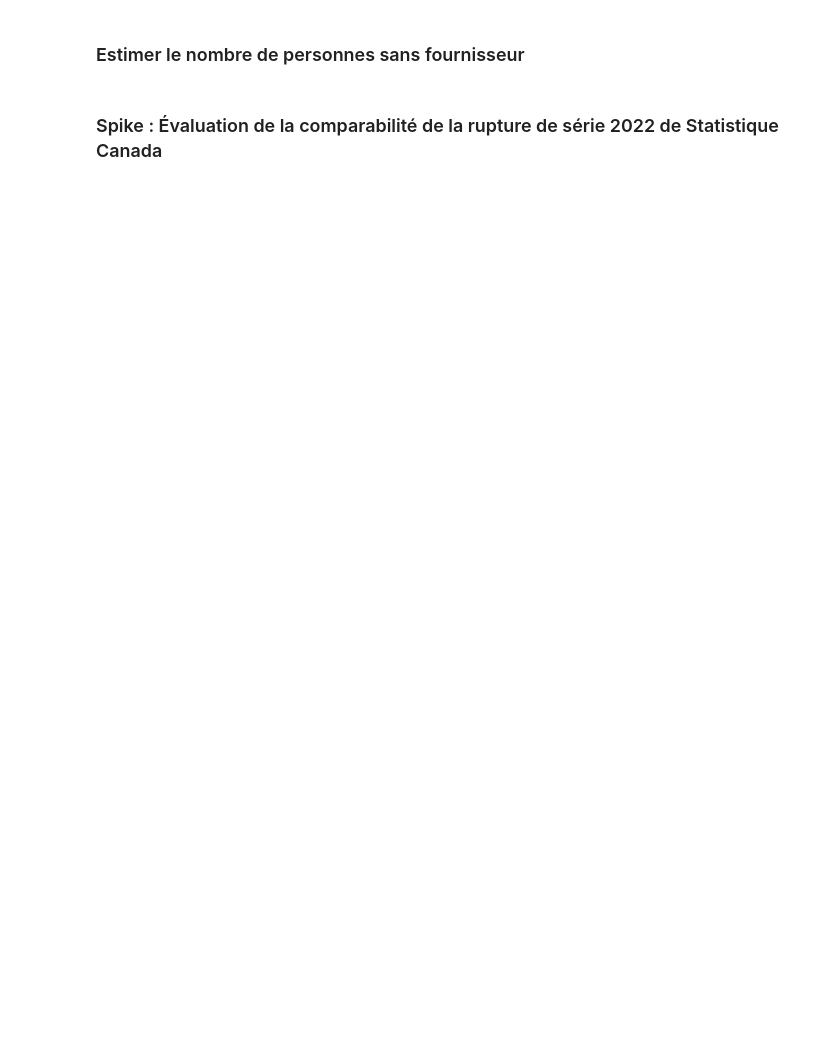
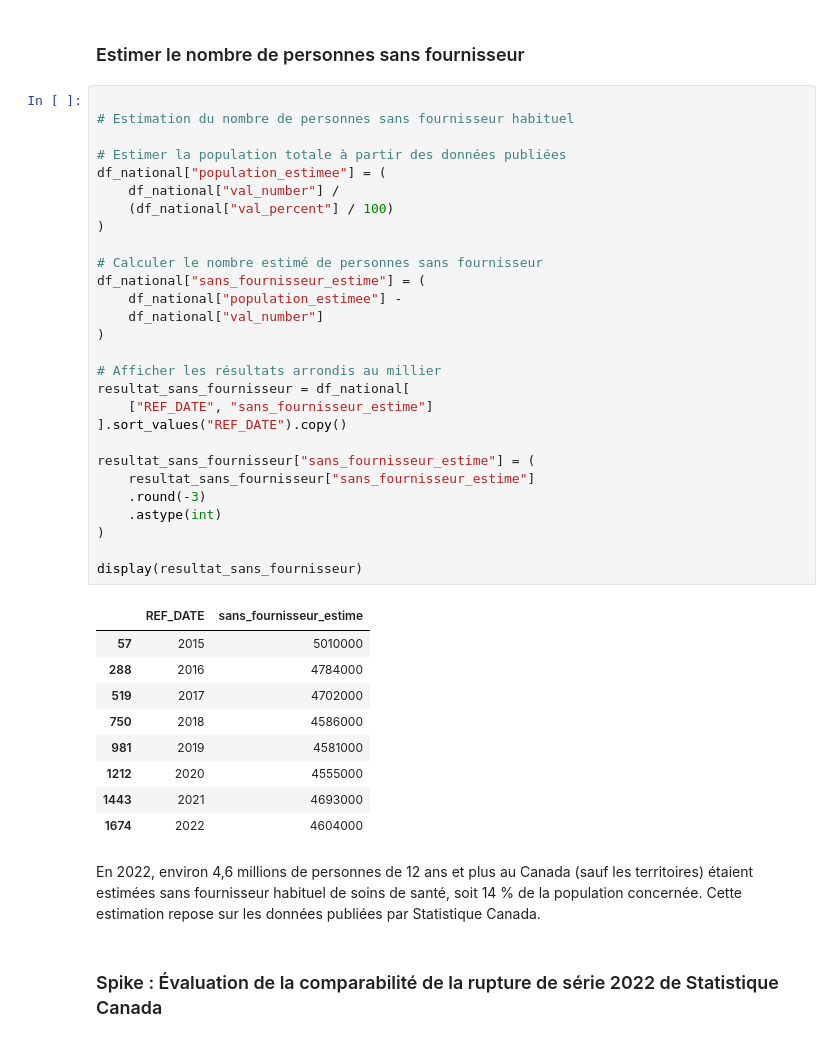
Before and after one commit to abdn-fz/canada-healthcare-access-analysis, a Jupyter notebook: notebooks/eda_healthcare_access.ipynb, the cells around one changed output. Saved outputs shown, nothing was run; the diff lists cells and outputs as text; blank space fills up the shorter version.

```diff
--- a/notebooks/eda_healthcare_access.ipynb
+++ b/notebooks/eda_healthcare_access.ipynb
@@ -624,4 +703,44 @@ df_analytic.to_csv('../data/table_analytique_nettoyee.csv', index=False, encodin
 # %% [markdown]
 ### Estimer le nombre de personnes sans fournisseur
+# %%
+
+# Estimation du nombre de personnes sans fournisseur habituel
+
+# Estimer la population totale à partir des données publiées
+df_national["population_estimee"] = (
+    df_national["val_number"] /
+    (df_national["val_percent"] / 100)
+)
+
+# Calculer le nombre estimé de personnes sans fournisseur
+df_national["sans_fournisseur_estime"] = (
+    df_national["population_estimee"] -
+    df_national["val_number"]
+)
+
+# Afficher les résultats arrondis au millier
+resultat_sans_fournisseur = df_national[
+    ["REF_DATE", "sans_fournisseur_estime"]
+].sort_values("REF_DATE").copy()
+
+resultat_sans_fournisseur["sans_fournisseur_estime"] = (
+    resultat_sans_fournisseur["sans_fournisseur_estime"]
+    .round(-3)
+    .astype(int)
+)
+
+display(resultat_sans_fournisseur)
+# %% [output]
+|  | REF_DATE | sans_fournisseur_estime |
+| 57 | 2015 | 5010000 |
+| 288 | 2016 | 4784000 |
+| 519 | 2017 | 4702000 |
+| 750 | 2018 | 4586000 |
+| 981 | 2019 | 4581000 |
+| 1212 | 2020 | 4555000 |
+| 1443 | 2021 | 4693000 |
+| 1674 | 2022 | 4604000 |
+# %% [markdown]
+En 2022, environ 4,6 millions de personnes de 12 ans et plus au Canada (sauf les territoires) étaient estimées sans fournisseur habituel de soins de santé, soit 14 % de la population concernée. Cette estimation repose sur les données publiées par Statistique Canada.
 # %% [markdown]
 ### Spike : Évaluation de la comparabilité de la rupture de série 2022 de Statistique Canada
```
Also changed, not shown: parts of 8 cells of this notebook.
